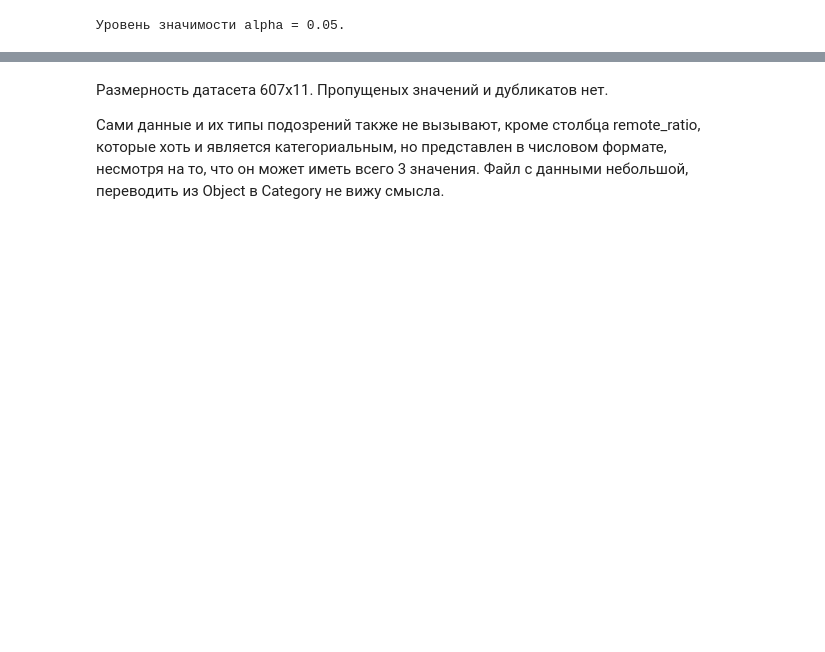
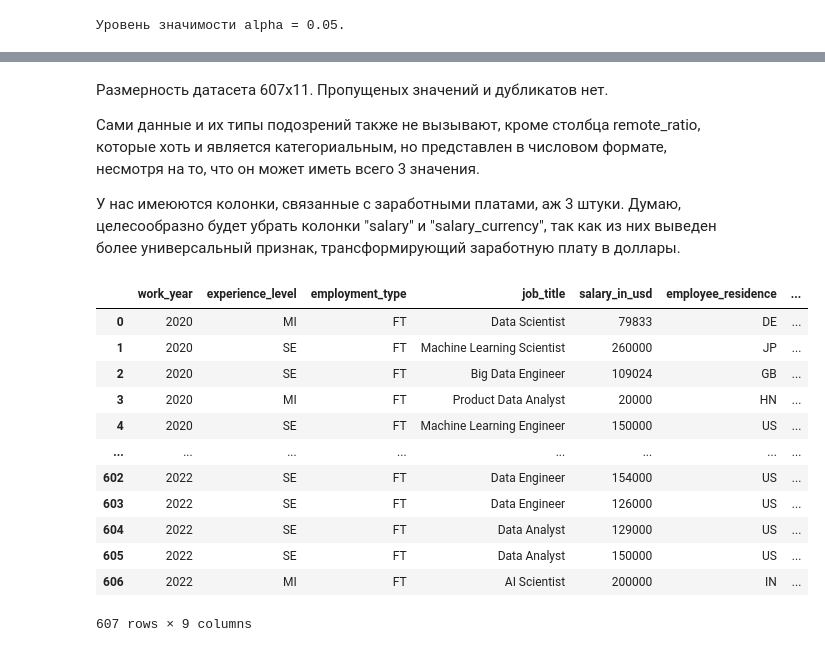
Before and after one commit to Elancinos/SF_DS_COURSE, a Jupyter notebook: Studies/EDA-4/EDA-4_practice.ipynb, the cells around one changed output, grey strips where cells are left out. Cells and saved outputs as stored; diff of their text form; code cells hidden in the pictures; blank space fills up the shorter version.

```diff
--- a/Studies/EDA-4/EDA-4_practice.ipynb
+++ b/Studies/EDA-4/EDA-4_practice.ipynb
@@ -110,4 +113,23 @@ salaries_data[salaries_data.duplicated()].shape[0])
 # %% [markdown]
 Размерность датасета 607х11. Пропущеных значений и дубликатов нет.
 
-Сами данные и их типы подозрений также не вызывают, кроме столбца remote_ratio, которые хоть и является категориальным, но представлен в числовом формате, несмотря на то, что он может иметь всего 3 значения. Файл с данными небольшой, переводить из Object в Category не вижу смысла.
+Сами данные и их типы подозрений также не вызывают, кроме столбца remote_ratio, которые хоть и является категориальным, но представлен в числовом формате, несмотря на то, что он может иметь всего 3 значения.
+
+У нас имеюются колонки, связанные с заработными платами, аж 3 штуки. Думаю, целесообразно будет убрать колонки "salary" и "salary_currency", так как из них выведен более универсальный признак, трансформирующий заработную плату в доллары.
+# %%
+salaries_data = salaries_data.drop(columns=['salary', 'salary_currency'])
+salaries_data
+# %% [output]
+|  | work_year | experience_level | employment_type | job_title | salary_in_usd | employee_residence | ... |
+| 0 | 2020 | MI | FT | Data Scientist | 79833 | DE | ... |
+| 1 | 2020 | SE | FT | Machine Learning Scientist | 260000 | JP | ... |
+| 2 | 2020 | SE | FT | Big Data Engineer | 109024 | GB | ... |
+| 3 | 2020 | MI | FT | Product Data Analyst | 20000 | HN | ... |
+| 4 | 2020 | SE | FT | Machine Learning Engineer | 150000 | US | ... |
+| ... | ... | ... | ... | ... | ... | ... | ... |
+| 602 | 2022 | SE | FT | Data Engineer | 154000 | US | ... |
+| 603 | 2022 | SE | FT | Data Engineer | 126000 | US | ... |
+| 604 | 2022 | SE | FT | Data Analyst | 129000 | US | ... |
+| 605 | 2022 | SE | FT | Data Analyst | 150000 | US | ... |
+| 606 | 2022 | MI | FT | AI Scientist | 200000 | IN | ... |
+607 rows × 9 columns
```
Also changed, not shown: parts of 36 cells of this notebook, 1 other file.
